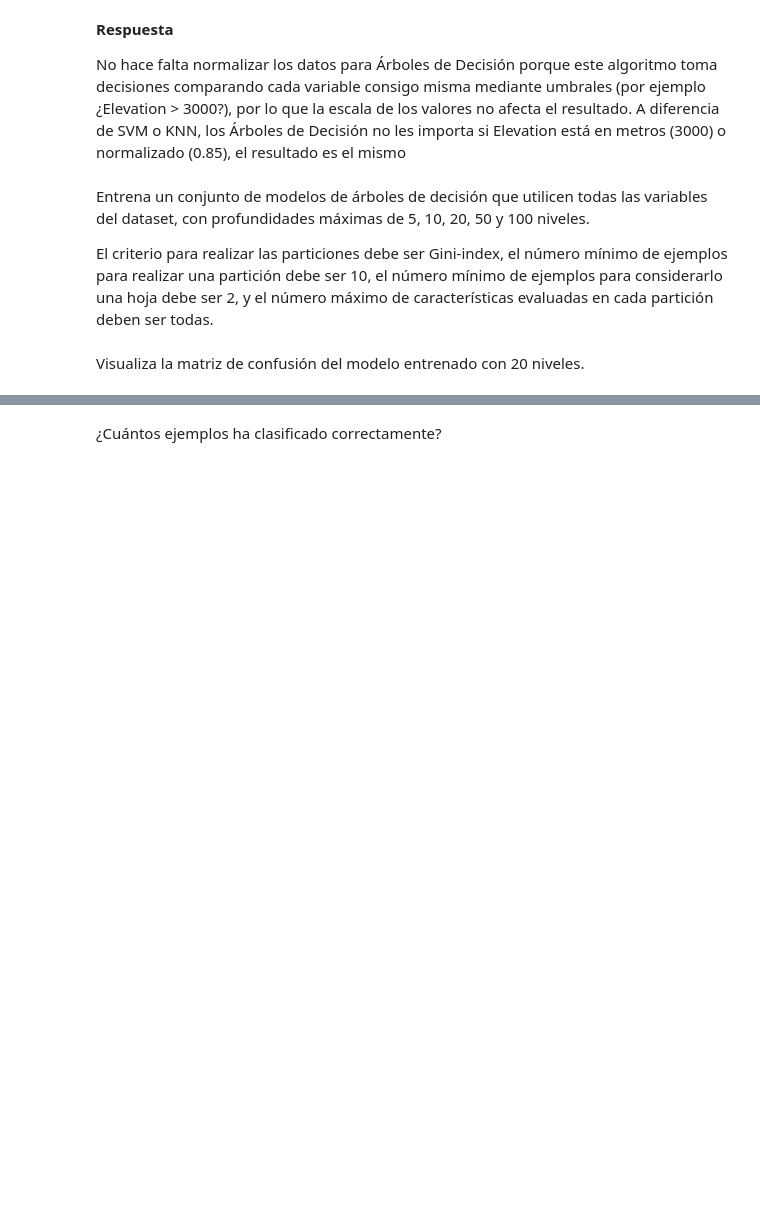
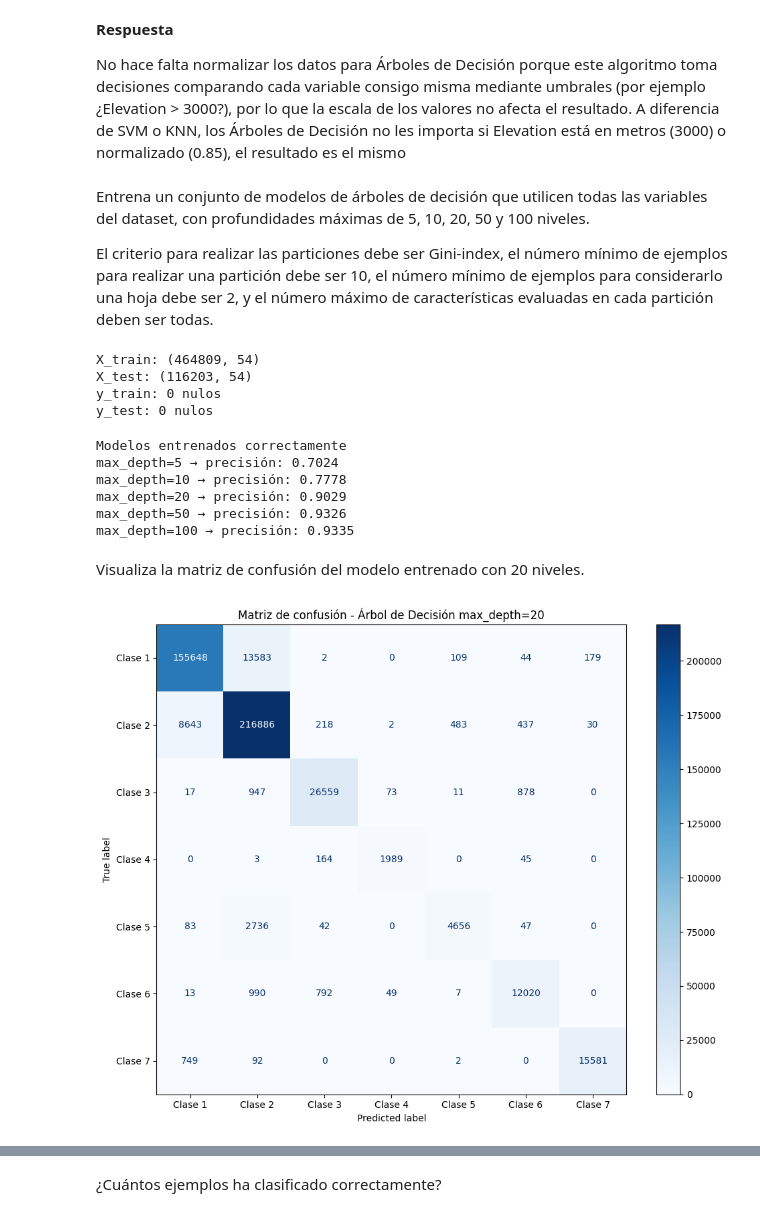
Before and after one commit to criszhirzhan/maestria_PLN_resources, a Jupyter notebook: AprendizajeAutomatico/Actividad2/Actividad_2_CoverType.ipynb, the cells around one changed output, grey strips where cells are left out. Drawn from its saved outputs; the diff is of its cells as text; code cells hidden in the pictures; blank space fills up the shorter version.

```diff
--- a/AprendizajeAutomatico/Actividad2/Actividad_2_CoverType.ipynb
+++ b/AprendizajeAutomatico/Actividad2/Actividad_2_CoverType.ipynb
@@ -348,5 +348,21 @@ decisionTrees = [DecisionTreeClassifier(
         min_samples_leaf=min_samples_leaf,
         max_features=max_feature
     )    for i in max_depth_values]
+# %%
+from sklearn.model_selection import train_test_split
+
+X, y = df.drop('Cover_Type', axis=1), df['Cover_Type']
+
+X_train, X_test, y_train, y_test = train_test_split(X, y, test_size=0.2, random_state=1)
+
+print(f"X_train: {X_train.shape}")
+print(f"X_test: {X_test.shape}")
+print(f"y_train: {y_train.isnull().sum()} nulos")
+print(f"y_test: {y_test.isnull().sum()} nulos")
+# %% [output]
+X_train: (464809, 54)
+X_test: (116203, 54)
+y_train: 0 nulos
+y_test: 0 nulos
 # %%
 # PON AQUÍ TU CÓDIGO PARA EL ENTRENAMIENTO
@@ -353,4 +388,43 @@ decisionTrees = [DecisionTreeClassifier(
+# %%
+# Entrenamiento de todos los modelos
+for tree in decisionTrees:
+    tree.fit(X_train, y_train)
+
+print("Modelos entrenados correctamente")
+
+# Precisión de cada modelo en test
+for i, tree in enumerate(decisionTrees):
+    score = tree.score(X_test, y_test)
+    print(f"max_depth={max_depth_values[i]} → precisión: {score:.4f}")
+# %% [output]
+Modelos entrenados correctamente
+max_depth=5 → precisión: 0.7024
+max_depth=10 → precisión: 0.7778
+max_depth=20 → precisión: 0.9029
+max_depth=50 → precisión: 0.9326
+max_depth=100 → precisión: 0.9335
 # %% [markdown]
 Visualiza la matriz de confusión del modelo entrenado con 20 niveles.
 # %%
 ## PON AQUÍ TU CÓDIGO
+from sklearn.metrics import confusion_matrix, ConfusionMatrixDisplay
+
+# Seleccionamos el modelo con max_depth=20 (índice 2)
+modelo_20 = decisionTrees[2]
+
+# Predicciones con los datos de entrenamiento
+y_pred_20 = modelo_20.predict(X_train)
+
+# Matriz de confusión
+cm = confusion_matrix(y_train, y_pred_20)
+
+# Visualización
+plt.figure(figsize=(10, 8))
+disp = ConfusionMatrixDisplay(confusion_matrix=cm,
+                               display_labels=[f'Clase {i}' for i in range(1, 8)])
+disp.plot(cmap='Blues', ax=plt.gca())
+plt.title('Matriz de confusión - Árbol de Decisión max_depth=20')
+plt.tight_layout()
+plt.show()
+# %% [output]
+[figure, added]
```
Also changed, not shown: parts of 4 cells of this notebook.
